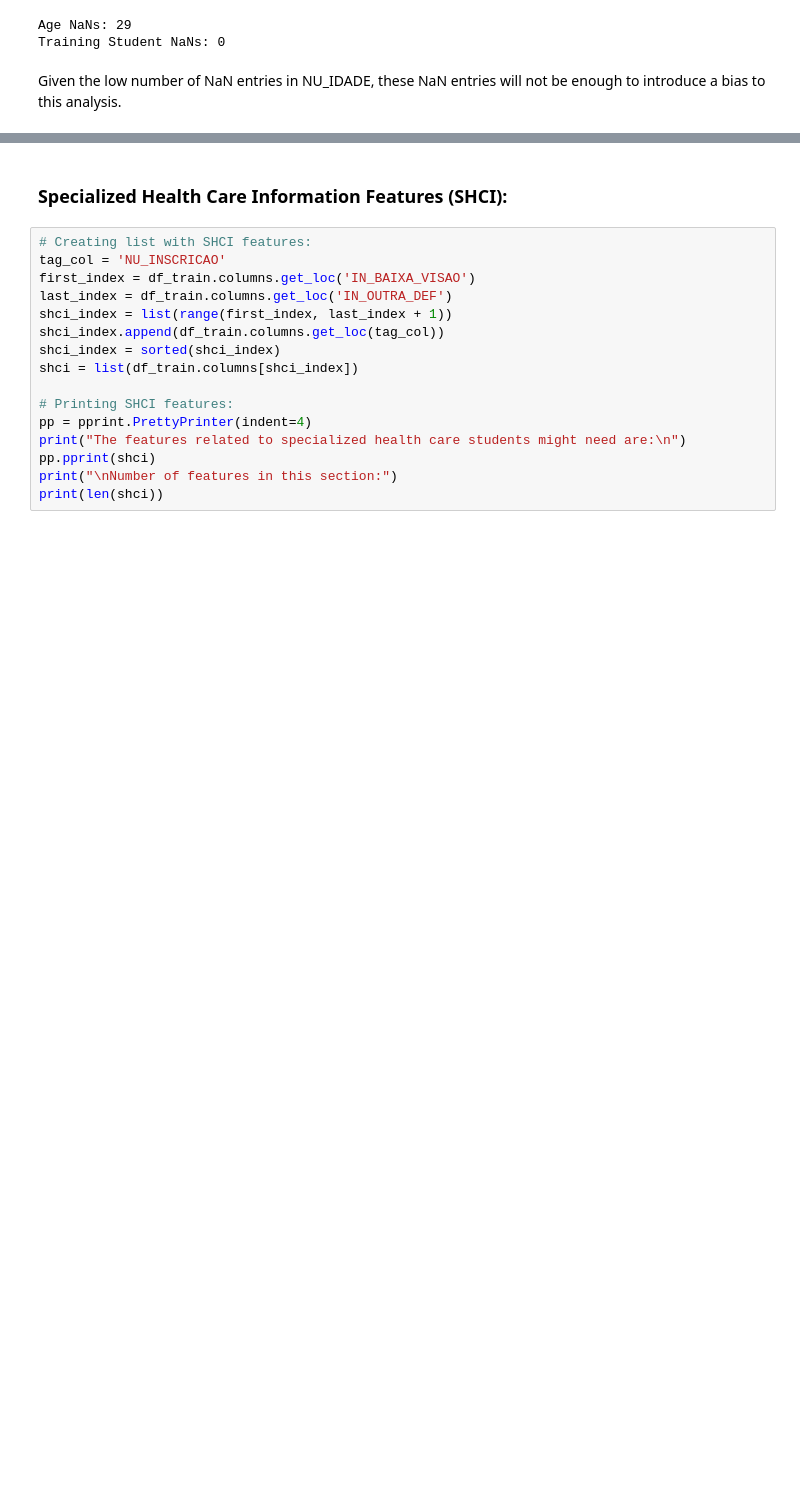
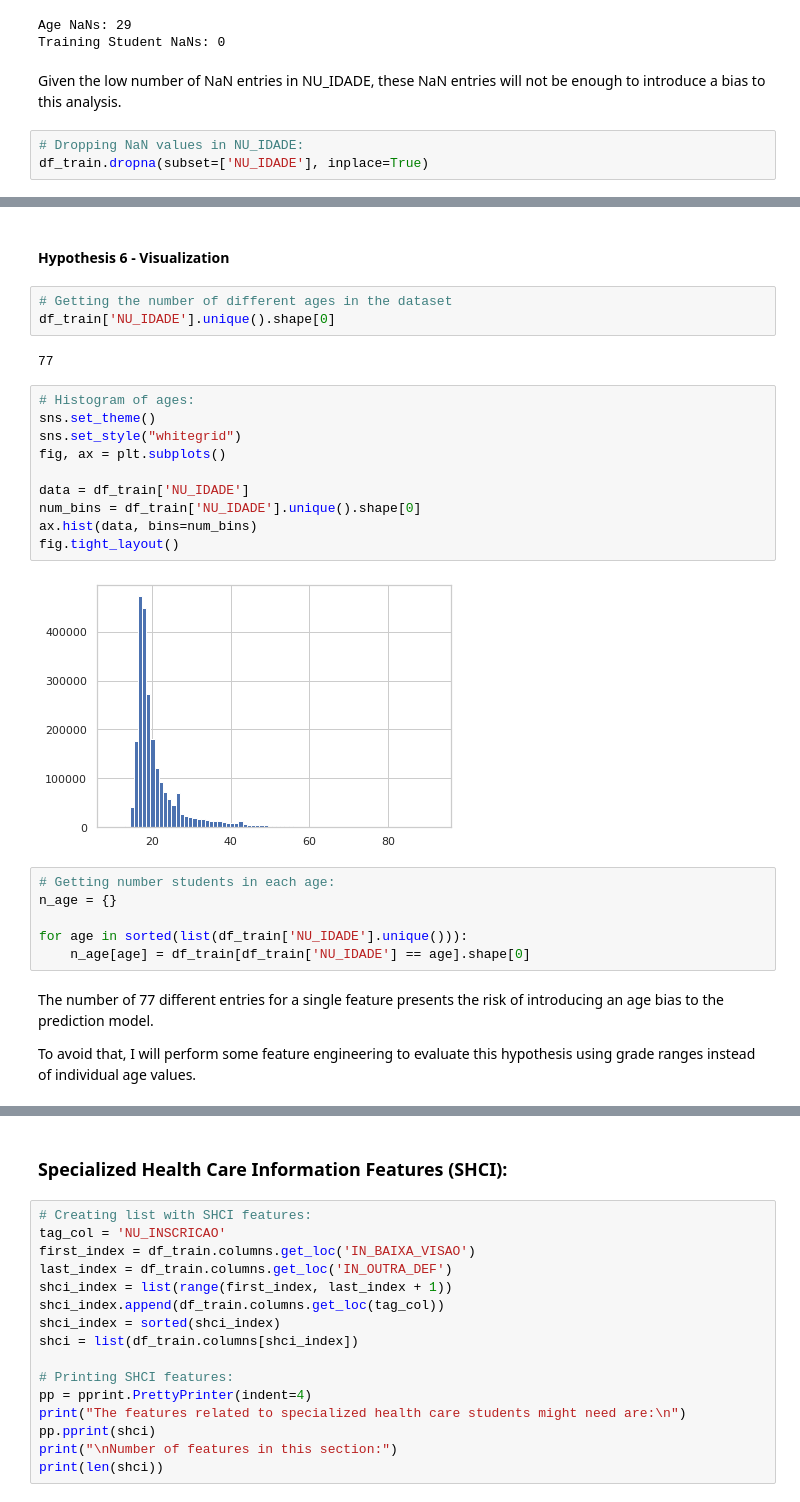
Before and after one commit to higorpr/ENEM_Exploration_Analysis, a Jupyter notebook: ENEM_Exploratory_Analysis.ipynb, the cells around one changed output, grey strips where cells are left out. Cells and saved outputs as stored; diff of their text form; blank space fills up the shorter version.

```diff
--- a/ENEM_Exploratory_Analysis.ipynb
+++ b/ENEM_Exploratory_Analysis.ipynb
@@ -2335,3 +2338,6 @@ Age NaNs: 29
 Training Student NaNs: 0
 # %% [markdown]
 Given the low number of NaN entries in NU_IDADE, these NaN entries will not be enough to introduce a bias to this analysis.
+# %%
+# Dropping NaN values in NU_IDADE:
+df_train.dropna(subset=['NU_IDADE'], inplace=True)
@@ -2337,0 +2353,29 @@ Given the low number of NaN entries in NU_IDADE, these NaN entries will not be e
+# %% [markdown]
+#### Hypothesis 6 - Visualization
+# %%
+# Getting the number of different ages in the dataset
+df_train['NU_IDADE'].unique().shape[0]
+# %% [output]
+77
+# %%
+# Histogram of ages:
+sns.set_theme()
+sns.set_style("whitegrid")
+fig, ax = plt.subplots()
+
+data = df_train['NU_IDADE']
+num_bins = df_train['NU_IDADE'].unique().shape[0]
+ax.hist(data, bins=num_bins)
+fig.tight_layout()
+# %% [output]
+[figure, added]
+# %%
+# Getting number students in each age:
+n_age = {}
+
+for age in sorted(list(df_train['NU_IDADE'].unique())):
+    n_age[age] = df_train[df_train['NU_IDADE'] == age].shape[0]
+# %% [markdown]
+The number of 77 different entries for a single feature presents the risk of introducing an age bias to the prediction model.
+
+To avoid that, I will perform some feature engineering to evaluate this hypothesis using grade ranges instead of individual age values.
```
Also changed, not shown: parts of 14 cells of this notebook.
